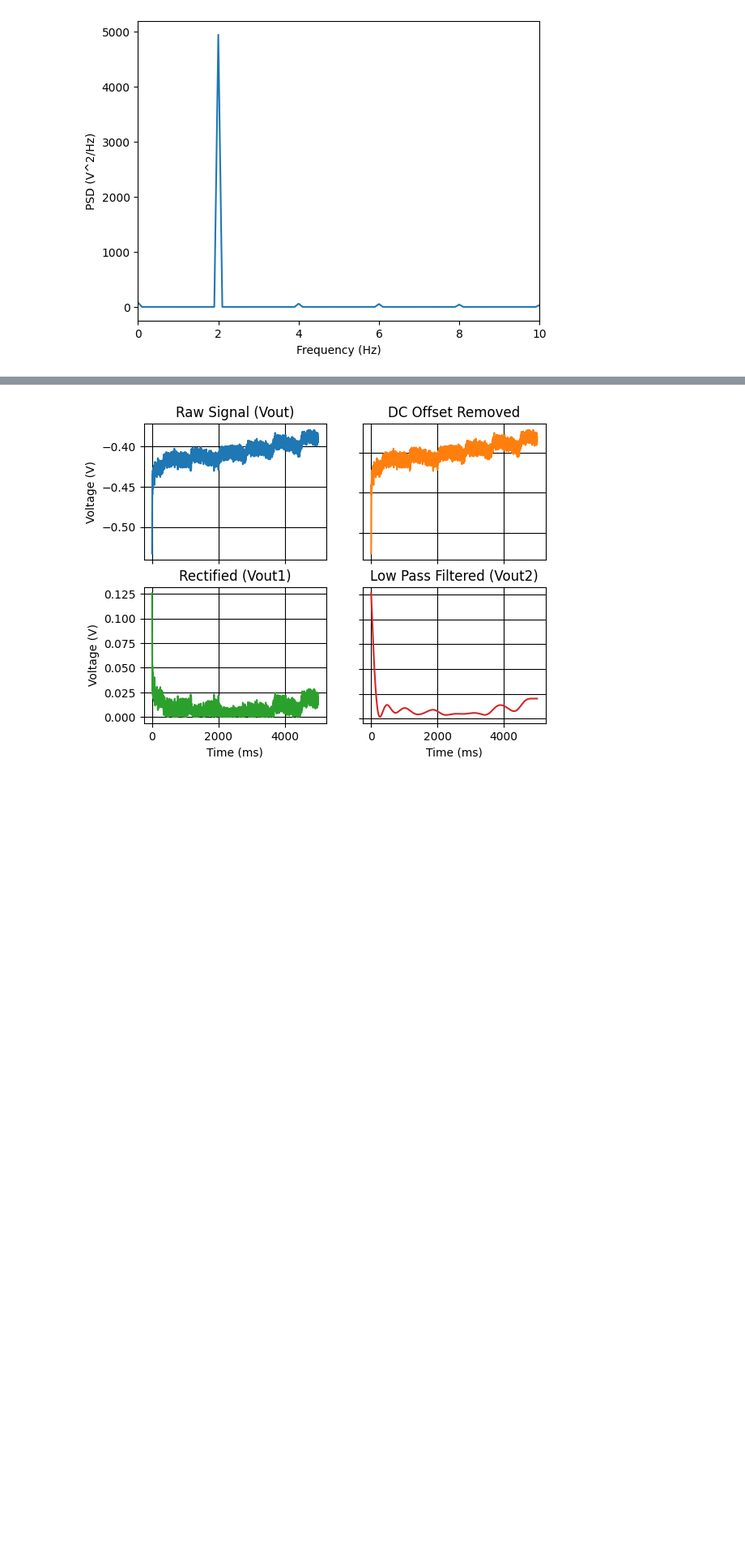
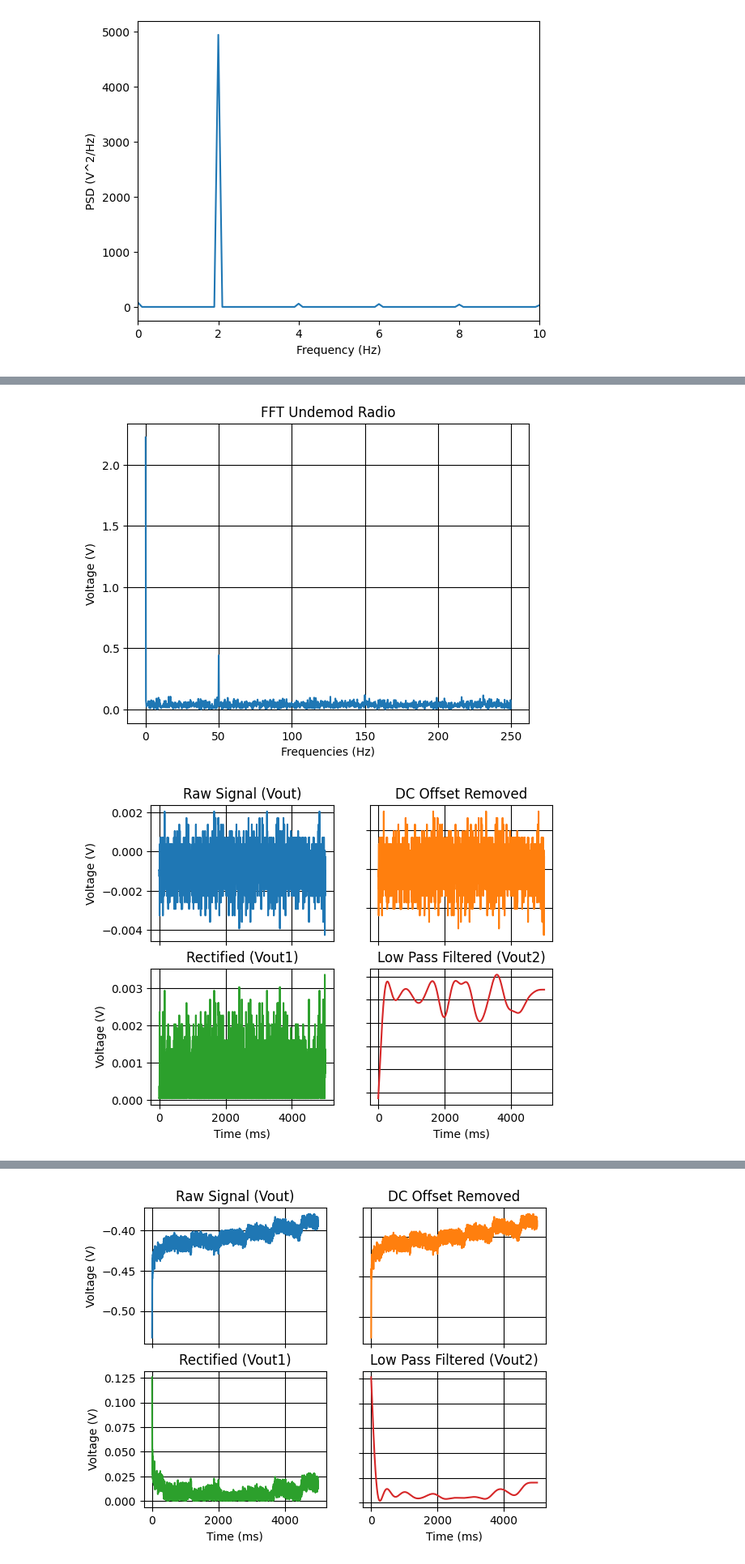
Before and after one commit to LukasPeterson/111a_lab10, a Jupyter notebook: lab_10_template_notebook.ipynb, the cells around one changed output, grey strips where cells are left out. Shown at 81% size. Cells and saved outputs as stored; diff of their text form; code cells hidden in the pictures; blank space fills up the shorter version.

```diff
--- a/lab_10_template_notebook.ipynb
+++ b/lab_10_template_notebook.ipynb
@@ -189,7 +189,7 @@ def demodulate_radio(data: dict, nu_3db: float = 2, save=True):
     fs = len(data["x"] - 1)*MILLISECOND_CONVERSION / (data["x"][-1] - data["x"][0])
 
     #FILL IN THESE LINES FOR L10.5(b)
-    dc_offset_remove = data['y'] - np.mean(data['y']) #remove dc offset
+    dc_offset_remove = np.array(data['y']) - np.mean(np.array(data['y'])) #remove dc offset
     rectified_data = np.abs(dc_offset_remove) #rectify
     demod_data["y"] = butter_lowpass_filter(rectified_data, nu_3db, fs) #low pass
 
@@ -384,0 +385,31 @@ plt.show()
+# %%
+### FOR L10.5(f) - fill in nu_3db!
+ads.use_wavegen(channel=1,
+                        function=wavegen_functions["sine"],
+                        freq_hz=50, amp_v=1, offset_v=2.75)
+
+raw_data = oscilloscope_run(ads, duration=5, channel=1)
+
+fft_demod_radio = fft(raw_data)
+plt.plot(fft_demod_radio["frequencies"], fft_demod_radio["magnitudes"])
+plt.xlabel("Frequencies (Hz)")
+plt.ylabel("Voltage (V)")
+plt.grid(visible=True, which='major', color='black', linestyle='-')
+plt.grid(visible=True, which='minor', color='black', linestyle='--')
+plt.title("FFT Undemod Radio")
+plt.show()
+
+demod_data_radio = demodulate_radio(raw_data, nu_3db=2)
+fft_demod_radio = fft(demod_data_radio)
+plt.plot(fft_demod_radio["frequencies"], fft_demod_radio["magnitudes"])
+plt.xlabel("Frequencies (Hz)")
+plt.ylabel("Voltage (V)")
+plt.ylim([0, 1])
+plt.xlim([0, 5])
+plt.grid(visible=True, which='major', color='black', linestyle='-')
+plt.grid(visible=True, which='minor', color='black', linestyle='--')
+plt.title("FFT Demod Radio")
+plt.show()
+# %% [output]
+[figure, added]
+[figure, added]
```
Also changed, not shown: parts of 6 cells of this notebook.
